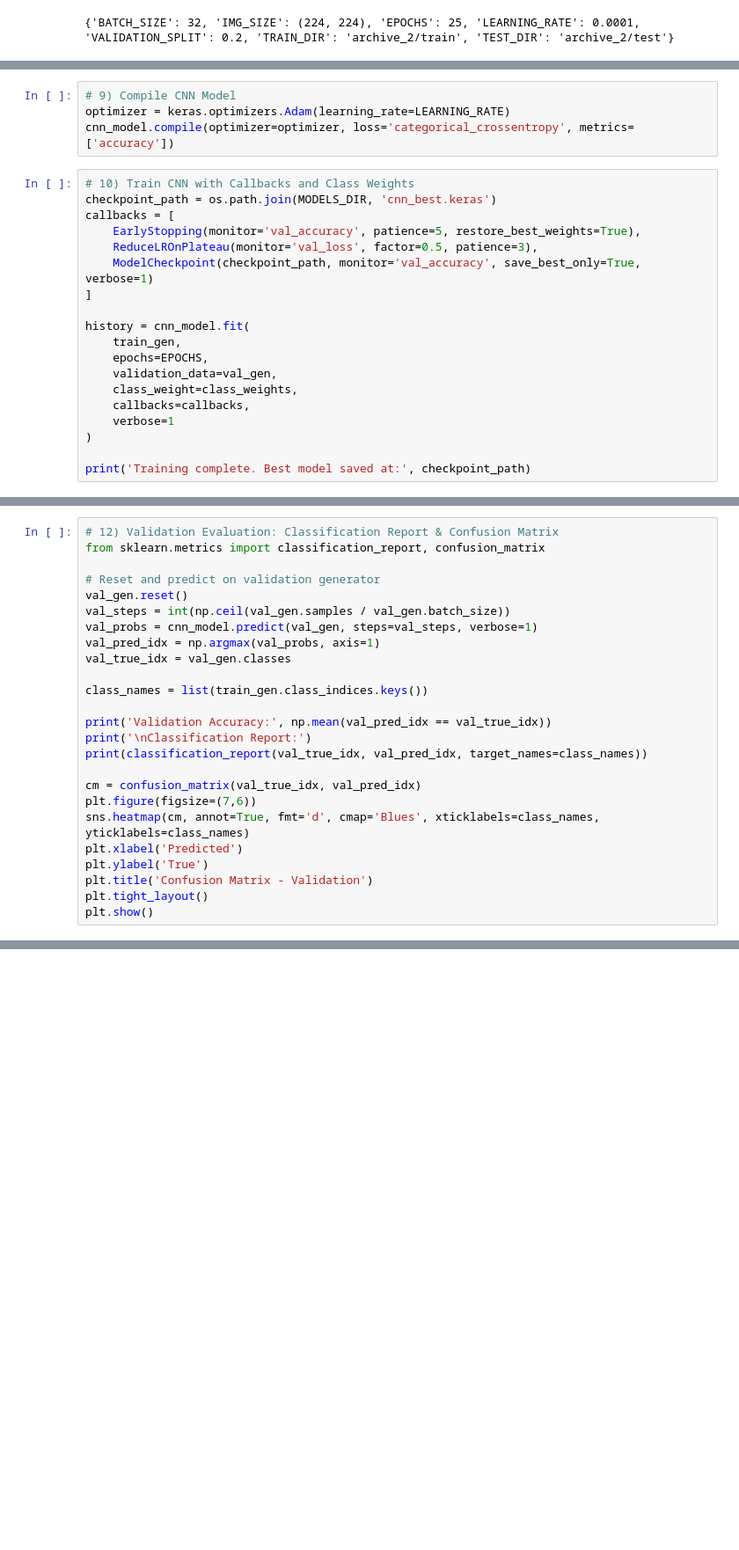
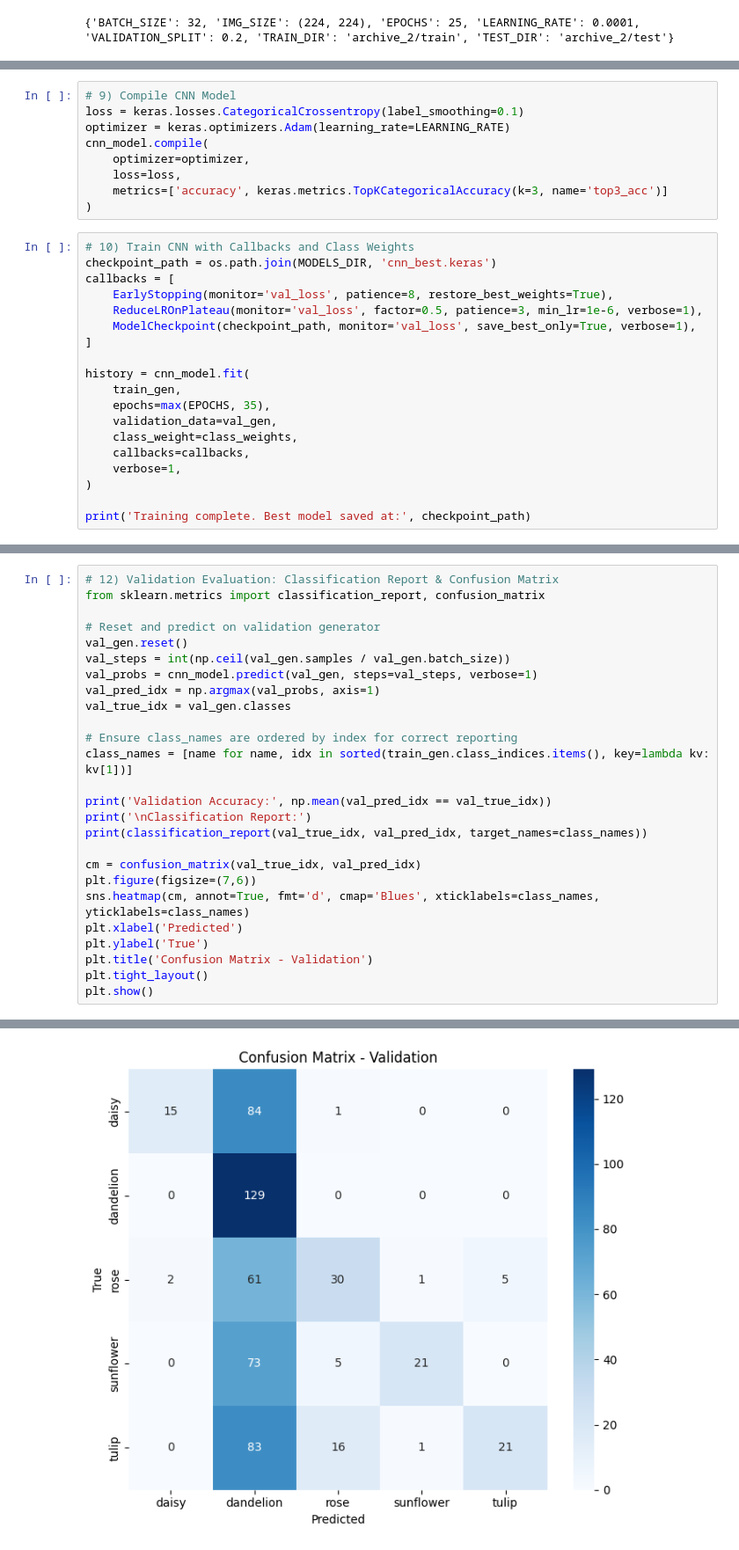
Before and after one commit to Mr-Nobody1/Flower-AI, a Jupyter notebook: Flower_CNN_only.ipynb, the cells around one changed output, grey strips where cells are left out. Shown at 88% size. Cells and saved outputs as stored; diff of their text form; blank space fills up the shorter version.

```diff
--- a/Flower_CNN_only.ipynb
+++ b/Flower_CNN_only.ipynb
@@ -295,23 +303,28 @@ Model: "sequential"
 # %%
 # 9) Compile CNN Model
+loss = keras.losses.CategoricalCrossentropy(label_smoothing=0.1)
 optimizer = keras.optimizers.Adam(learning_rate=LEARNING_RATE)
-cnn_model.compile(optimizer=optimizer, loss='categorical_crossentropy', metrics=['accuracy'])
+cnn_model.compile(
+    optimizer=optimizer,
+    loss=loss,
+    metrics=['accuracy', keras.metrics.TopKCategoricalAccuracy(k=3, name='top3_acc')]
+)
 # %%
 # 10) Train CNN with Callbacks and Class Weights
 checkpoint_path = os.path.join(MODELS_DIR, 'cnn_best.keras')
 callbacks = [
-    EarlyStopping(monitor='val_accuracy', patience=5, restore_best_weights=True),
-    ReduceLROnPlateau(monitor='val_loss', factor=0.5, patience=3),
-    ModelCheckpoint(checkpoint_path, monitor='val_accuracy', save_best_only=True, verbose=1)
+    EarlyStopping(monitor='val_loss', patience=8, restore_best_weights=True),
+    ReduceLROnPlateau(monitor='val_loss', factor=0.5, patience=3, min_lr=1e-6, verbose=1),
+    ModelCheckpoint(checkpoint_path, monitor='val_loss', save_best_only=True, verbose=1),
 ]
 
 history = cnn_model.fit(
     train_gen,
-    epochs=EPOCHS,
+    epochs=max(EPOCHS, 35),
     validation_data=val_gen,
     class_weight=class_weights,
     callbacks=callbacks,
-    verbose=1
+    verbose=1,
 )
 
 print('Training complete. Best model saved at:', checkpoint_path)
@@ -349,7 +378,8 @@ val_probs = cnn_model.predict(val_gen, steps=val_steps, verbose=1)
 val_pred_idx = np.argmax(val_probs, axis=1)
 val_true_idx = val_gen.classes
 
-class_names = list(train_gen.class_indices.keys())
+# Ensure class_names are ordered by index for correct reporting
+class_names = [name for name, idx in sorted(train_gen.class_indices.items(), key=lambda kv: kv[1])]
 
 print('Validation Accuracy:', np.mean(val_pred_idx == val_true_idx))
 print('\nClassification Report:')
@@ -363,3 +393,4 @@ plt.ylabel('True')
 plt.title('Confusion Matrix - Validation')
 plt.tight_layout()
 plt.show()
+# %% [output]
@@ -366,3 +414,4 @@ plt.show()
+[figure, added]
 # %%
 # 13) Build Test Pipeline and Predict
 # Load best model if checkpoint exists
```
Also changed, not shown: parts of 15 cells of this notebook, 5 other files.
